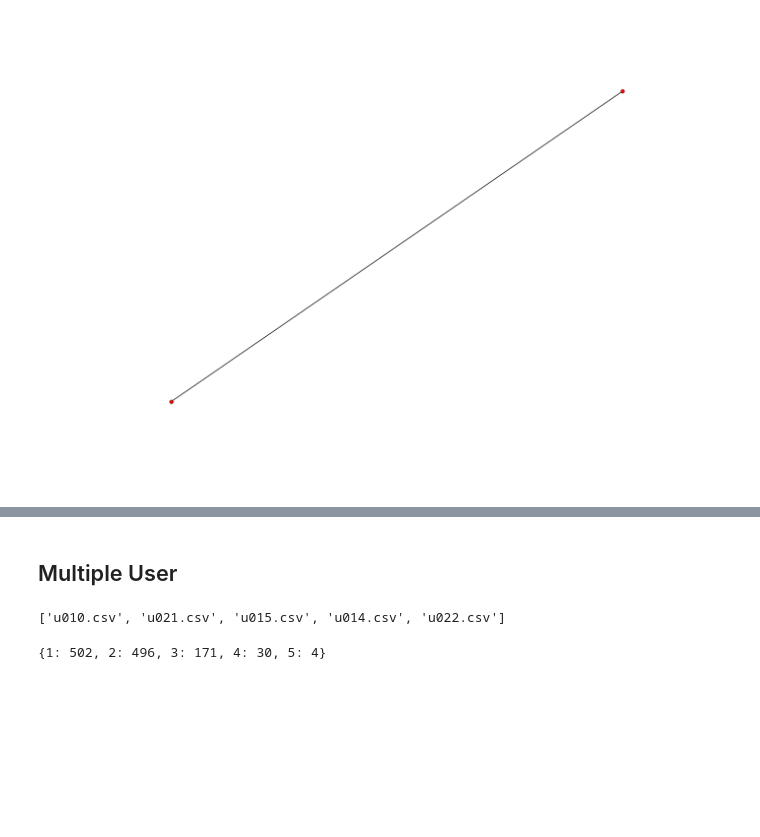
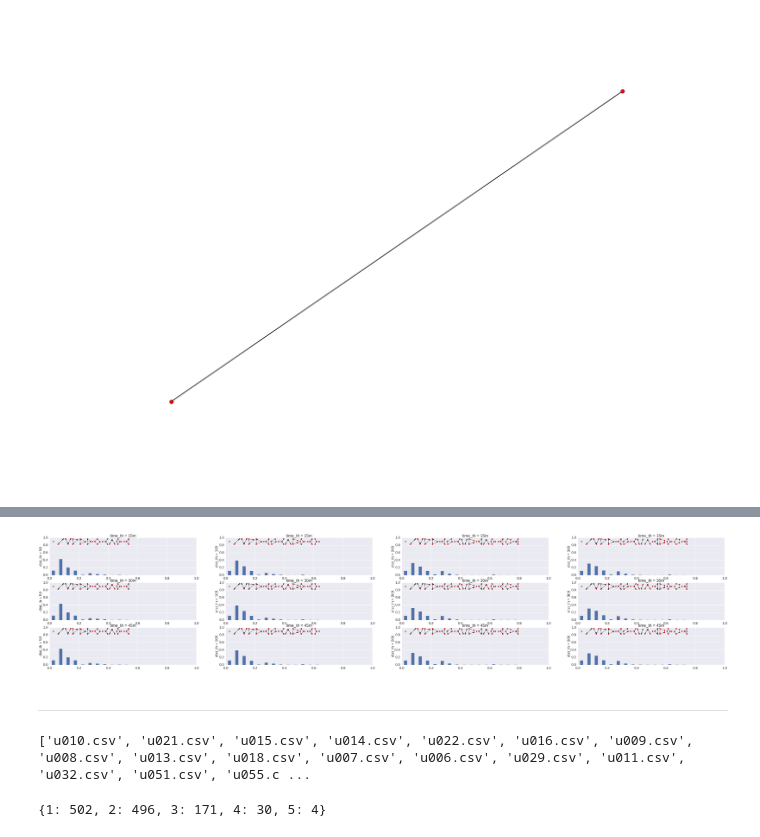
Before and after one commit to xz278/motif-python, a Jupyter notebook: location-public-2.ipynb, the cells around one changed output, grey strips where cells are left out. Saved outputs shown, nothing was run; the diff lists cells and outputs as text; code cells hidden in the pictures; blank space fills up the shorter version.

```diff
--- a/location-public-2.ipynb
+++ b/location-public-2.ipynb
@@ -1181,0 +1386,35 @@ array(['dr5xejs'],
+# %%
+cols = len(dist_ths)
+rows = len(time_ths)
+fig = plt.figure(figsize=(cols*20, rows*5))
+c = 0
+w = 1 / 20
+b_w = w * 0.4
+bar_pos_diff = (w - b_w) / 2
+for i in range(rows):
+    for j in range(cols):
+
+        c += 1
+        ax = fig.add_subplot(rows,cols,c)
+
+        d = graphs_all[i][j]
+        d2 = d
+        d2['n'] = [len(x.nodes()) for x in d.g]
+        d2 = d2.sort_values('n')
+        for index, row in enumerate(d2.iterrows()):
+            subpos = [w*(index),0.8,w,0.2]
+            subax = add_subplot_axes(ax,subpos)
+            if row[1].n == 0:
+                a = nx.DiGraph()
+                a.add_node('1')
+                nx.draw_spectral(a, ax=subax, node_size=50)
+            else:
+                nx.draw_spectral(row[1].g, ax=subax, node_size=50)
+
+            p = patches.Rectangle((w*(index) + bar_pos_diff,0),b_w,row[1].pct/100)
+            ax.add_patch(p)
+
+        ax.set_title('time_th = {}'.format(time_ths[i]))
+        ax.set_ylabel('dist_th = {}'.format(dist_ths[j],rotation = 'vertical'))
+# %% [output]
+[figure, added]
@@ -1182,13 +1423,13 @@ array(['dr5xejs'],
 # %% [markdown]
-## Multiple User
+-----------------------------------------------------------------------------------------------------------------
 # %%
 count_info = pd.read_csv('./precision-7/count_info.csv', usecols=['uid','count']).set_index('uid')
-test_data = count_info.ix[:5,:]
+test_data = count_info.ix[:-1,:]
 test_data = test_data.index.tolist()
 prefix = './precision-8/'
 print(test_data)
 # %% [output]
-['u010.csv', 'u021.csv', 'u015.csv', 'u014.csv', 'u022.csv']
+['u010.csv', 'u021.csv', 'u015.csv', 'u014.csv', 'u022.csv', 'u016.csv', 'u009.csv', 'u008.csv', 'u013.csv', 'u018.csv', 'u007.csv', 'u006.csv', 'u029.csv', 'u011.csv', 'u032.csv', 'u051.csv', 'u055.c ...
 # %%
 dist_th = 400
 time_th = '30m'
```
Also changed, not shown: parts of 18 cells of this notebook.
